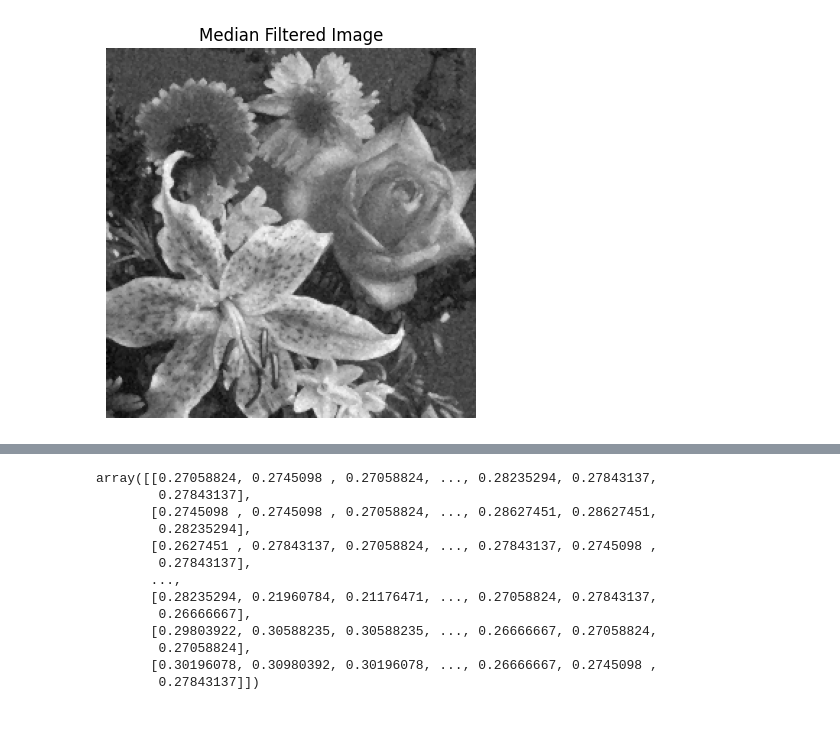
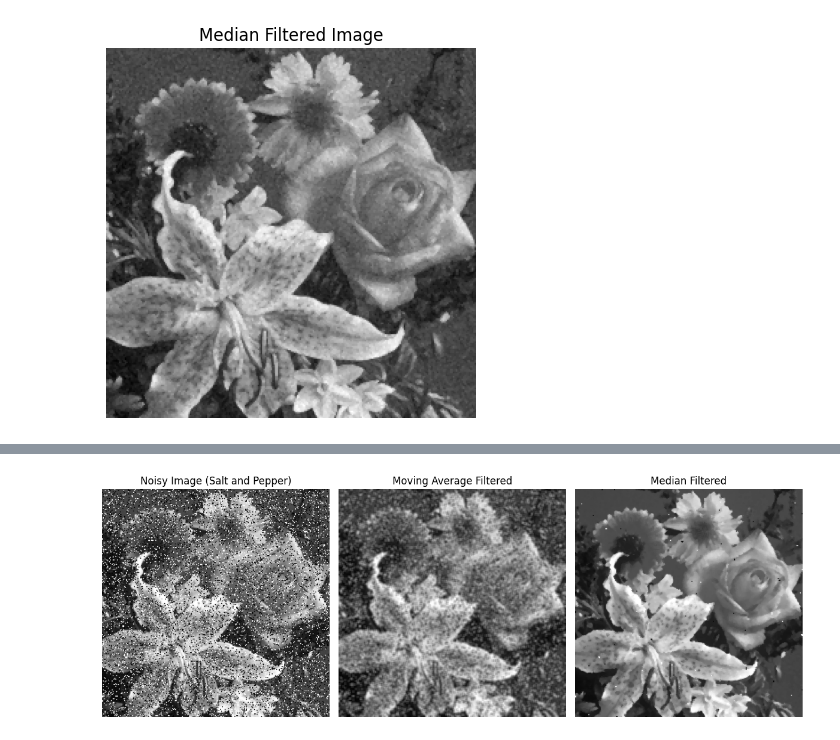
Before and after one commit to mar-sv/computer_vision, a Jupyter notebook: lab_1/task2_code.ipynb, the cells around one changed output, grey strips where cells are left out. Cells and saved outputs as stored; diff of their text form; code cells hidden in the pictures.

```diff
--- a/lab_1/task2_code.ipynb
+++ b/lab_1/task2_code.ipynb
@@ -75,16 +58,0 @@ array([[0.26586916, 0.27274024, 0.29008041, ..., 0.27424399, 0.26658649,
-# %%
-image
-# %% [output]
-array([[0.27058824, 0.2745098 , 0.27058824, ..., 0.28235294, 0.27843137,
-        0.27843137],
-       [0.2745098 , 0.2745098 , 0.27058824, ..., 0.28627451, 0.28627451,
-        0.28235294],
-       [0.2627451 , 0.27843137, 0.27058824, ..., 0.27843137, 0.2745098 ,
-        0.27843137],
-       ...,
-       [0.28235294, 0.21960784, 0.21176471, ..., 0.27058824, 0.27843137,
-        0.26666667],
-       [0.29803922, 0.30588235, 0.30588235, ..., 0.26666667, 0.27058824,
-        0.27058824],
-       [0.30196078, 0.30980392, 0.30196078, ..., 0.26666667, 0.2745098 ,
-        0.27843137]])
@@ -90,0 +63,43 @@ array([[0.27058824, 0.2745098 , 0.27058824, ..., 0.28235294, 0.27843137,
+# %%
+import cv2
+import numpy as np
+import matplotlib.pyplot as plt
+import random
+from scipy.ndimage import uniform_filter, median_filter
+
+#CORRUPT IMAGE with salt and pepper noise of 20% and then apply image filtering
+
+def add_salt_and_pepper_noise(image, amount):
+    noisy_image = image.copy()
+    num_salt = int(np.ceil(amount * image.size * 0.5))
+    num_pepper = int(np.ceil(amount * image.size * 0.5))
+    coords = [np.random.randint(0, i, num_salt) for i in image.shape]
+    noisy_image[tuple(coords)] = 1
+    coords = [np.random.randint(0, i, num_pepper) for i in image.shape]
+    noisy_image[tuple(coords)] = 0
+    return noisy_image
+
+noisy_image = add_salt_and_pepper_noise(image, amount=0.2)
+moving_average_filtered = uniform_filter(noisy_image, size=3)
+median_filtered = median_filter(noisy_image, size=3)
+
+plt.figure(figsize=(12, 6))
+plt.subplot(1, 3, 1)
+plt.imshow(noisy_image,cmap='grey')
+plt.axis('off')
+plt.title('Noisy Image (Salt and Pepper)')
+
+plt.subplot(1, 3, 2)
+plt.imshow(moving_average_filtered, cmap='gray')
+plt.axis('off')
+plt.title('Moving Average Filtered')
+
+plt.subplot(1, 3, 3)
+plt.imshow(median_filtered, cmap='gray')
+plt.axis('off')
+plt.title('Median Filtered')
+
+plt.tight_layout()
+plt.show()
+# %% [output]
+[figure, added]
```
Also changed, not shown: parts of 6 cells of this notebook, 2 other files.
